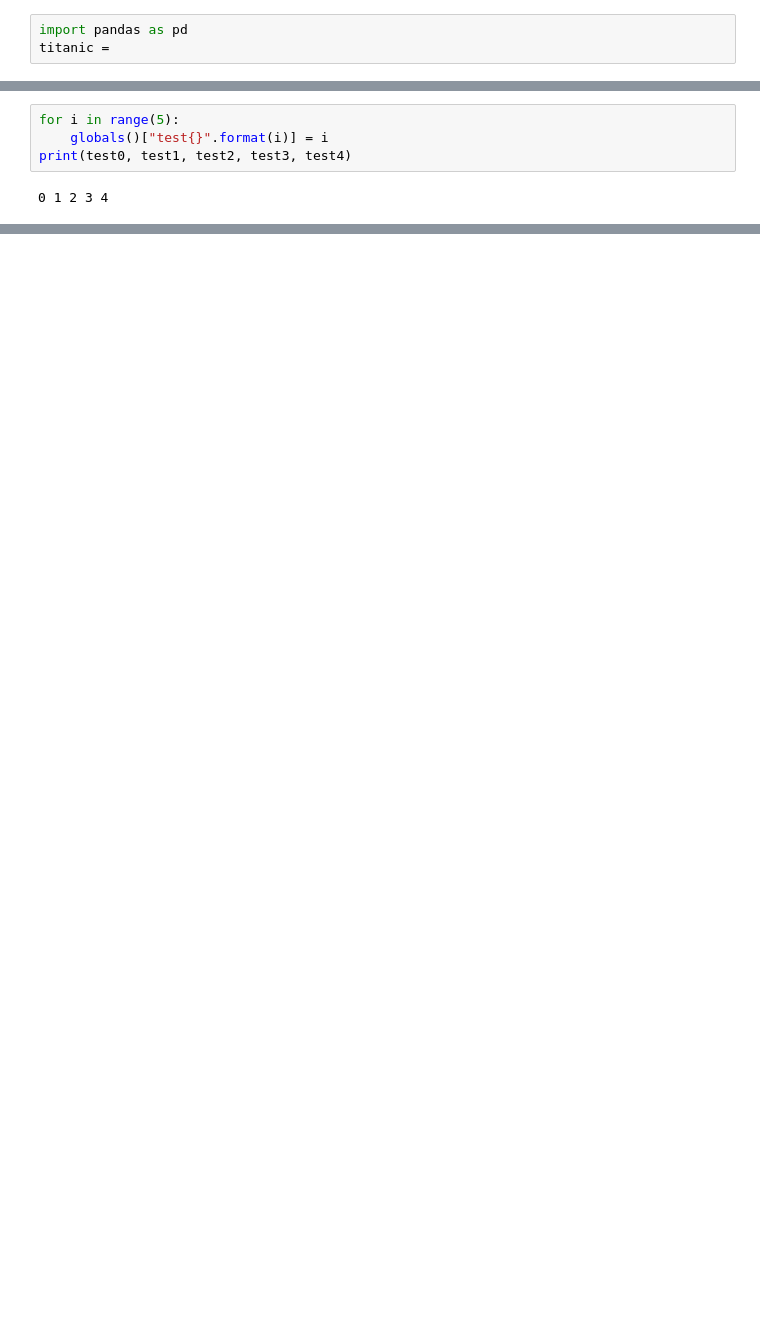
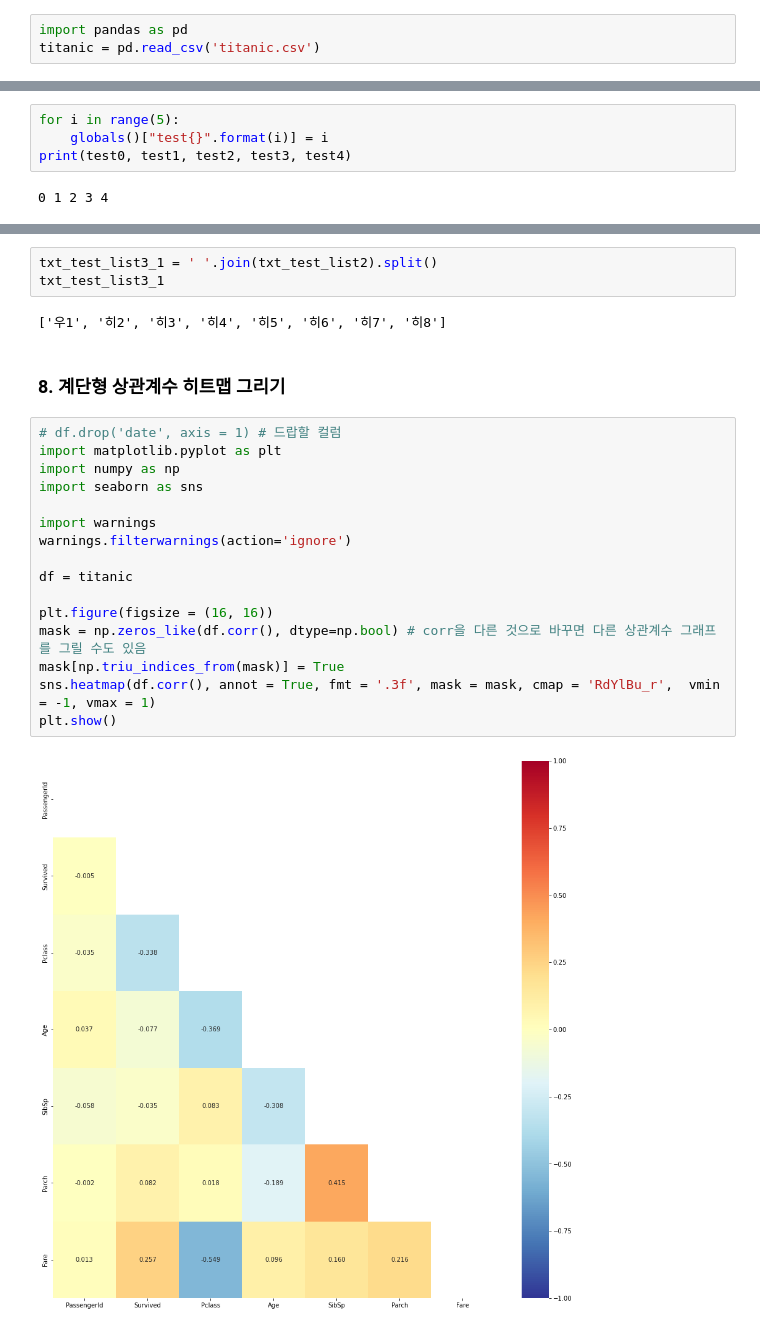
Before and after one commit to lakP44/coding-total, a Jupyter notebook: Python/꿀코드 수집/honey_code.ipynb, the cells around one changed output, grey strips where cells are left out. Drawn from its saved outputs; the diff is of its cells as text; blank space fills up the shorter version.

```diff
--- a/Python/꿀코드 수집/honey_code.ipynb
+++ b/Python/꿀코드 수집/honey_code.ipynb
@@ -1,4 +17,4 @@
 # %%
 import pandas as pd
-titanic =
+titanic = pd.read_csv('titanic.csv')
 # %% [markdown]
@@ -23,0 +112,25 @@ display(nan_df)
+# %%
+txt_test_list3_1 = ' '.join(txt_test_list2).split()
+txt_test_list3_1
+# %% [output]
+['우1', '히2', '히3', '히4', '히5', '히6', '히7', '히8']
+# %% [markdown]
+### 8. 계단형 상관계수 히트맵 그리기
+# %%
+# df.drop('date', axis = 1) # 드랍할 컬럼
+import matplotlib.pyplot as plt
+import numpy as np
+import seaborn as sns
+
+import warnings
+warnings.filterwarnings(action='ignore')
+
+df = titanic
+
+plt.figure(figsize = (16, 16))
+mask = np.zeros_like(df.corr(), dtype=np.bool) # corr을 다른 것으로 바꾸면 다른 상관계수 그래프를 그릴 수도 있음
+mask[np.triu_indices_from(mask)] = True
+sns.heatmap(df.corr(), annot = True, fmt = '.3f', mask = mask, cmap = 'RdYlBu_r',  vmin = -1, vmax = 1)
+plt.show()
+# %% [output]
+[figure, added]
```
Also changed, not shown: parts of 20 cells of this notebook, 3 other files.
